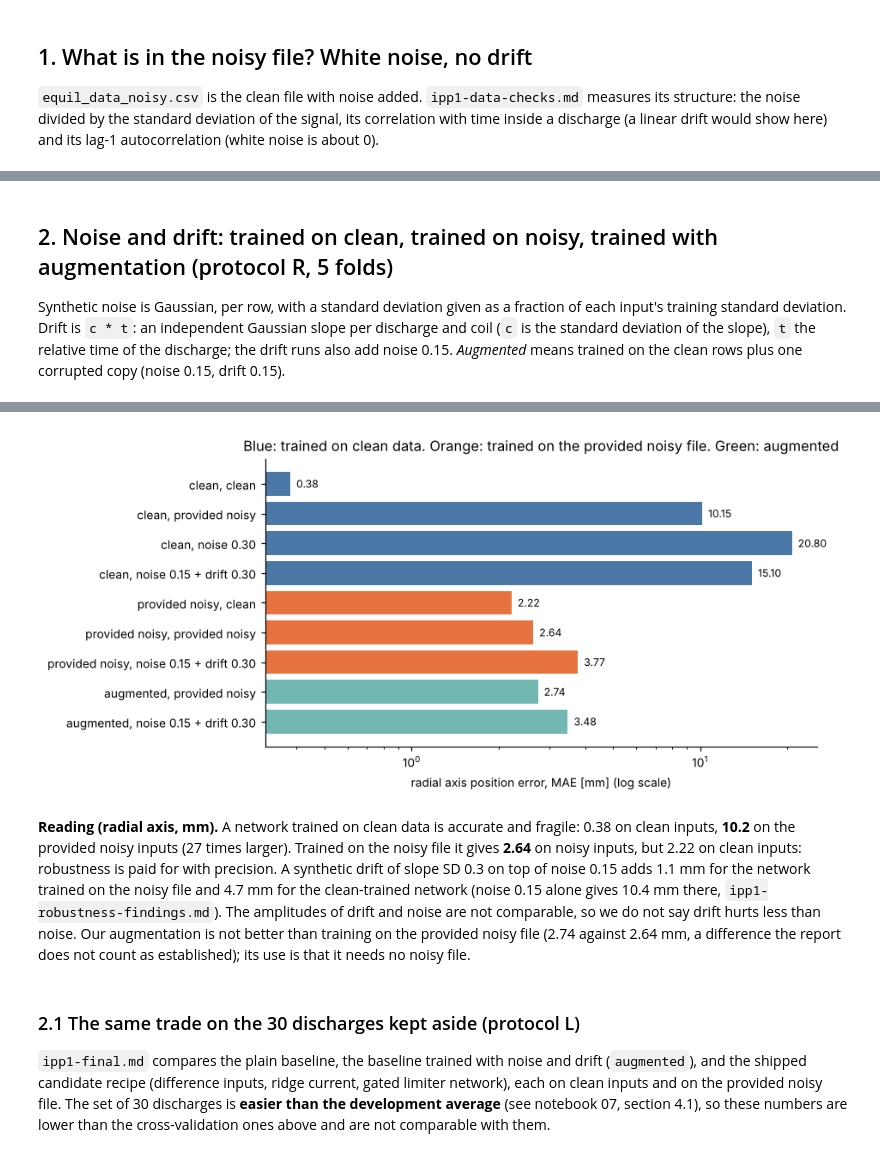
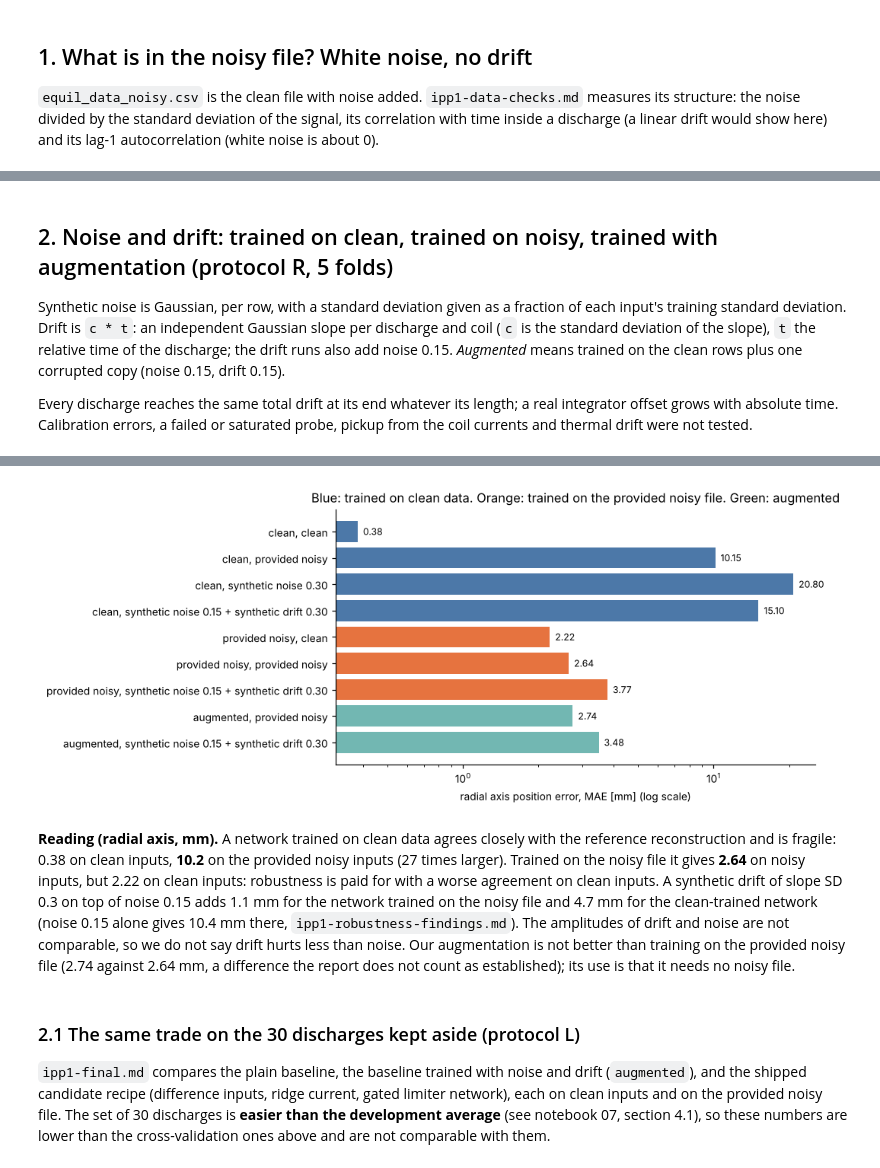
Before and after one commit to mschiller890/hackathon, a Jupyter notebook: notebooks/08_robustness_and_data_amount.ipynb, the cells around one changed output, grey strips where cells are left out. Saved outputs shown, nothing was run; the diff lists cells and outputs as text; code cells hidden in the pictures.

```diff
--- a/notebooks/08_robustness_and_data_amount.ipynb
+++ b/notebooks/08_robustness_and_data_amount.ipynb
@@ -78,6 +78,8 @@ def table(name, heading=None, has=None, nth=0):
 def numeric(df, text=("target", "unit")):
     """Index by the first column and turn every other column into floats (text columns kept as strings)."""
     df = df.copy()
+    if "unit" in df.columns:
+        df["unit"] = df["unit"].replace("", "-")  # dimensionless targets: the results files leave the cell empty
     for c in df.columns[1:]:
         if c not in text:
             df[c] = df[c].map(num).astype(float)
@@ -164,17 +168,23 @@ coil noise 0.158 and flux loop noise 0.09 of the signal SD (range 0.086 to 0.167
 Synthetic noise is Gaussian, per row, with a standard deviation given as a fraction of each input's training standard deviation. Drift is `c * t`: an independent Gaussian
 slope per discharge and coil (`c` is the standard deviation of the slope), `t` the relative time of the discharge; the drift runs also add noise 0.15.
 *Augmented* means trained on the clean rows plus one corrupted copy (noise 0.15, drift 0.15).
+
+Every discharge reaches the same total drift at its end whatever its length; a real integrator offset grows with absolute time. Calibration errors, a failed or saturated probe, pickup from the coil currents and thermal drift were not tested.
 # %%
 P_R = ("R: baseline network 256-256-128, 60 epochs, 5 folds split by discharge, MAE on held-out discharges, mean over folds; "
        "noise and drift synthetic unless 'provided noisy' (`ipp1-robustness-findings.md`)")
 nd = numeric(table(F_ROB, "1. Noise and drift"), text=())
 nd.index.name = "trained on, tested on"
+def synth(s):  # make clear that drift (and the added noise) are ours, not in the provided file
+    return s.replace("noise 0.", "synthetic noise 0.").replace("drift 0.", "synthetic drift 0.")
+
+
 nd.columns = ["R axis [mm]", "Z axis [mm]", "elongation [-]", "limiter Z [mm]", "is_limited accuracy [%]"]
-show(nd, P_R)
+show(nd.rename(index=synth), P_R)
 
-fig, ax = plt.subplots(figsize=(8.5, 4)); names = list(nd.index)
+fig, ax = plt.subplots(figsize=(9.5, 4)); names = list(nd.index)
 colors = ["#4c78a8" if n.startswith("clean") else "#e6733f" if n.startswith("provided") else "#72b7b2" for n in names]
-ax.barh(names, nd["R axis [mm]"], color=colors); ax.set_xscale("log"); ax.invert_yaxis()
+ax.barh([synth(n) for n in names], nd["R axis [mm]"], color=colors); ax.set_xscale("log"); ax.invert_yaxis()
 for i, v in enumerate(nd["R axis [mm]"]): ax.text(v * 1.05, i, f"{v:.2f}", va="center", fontsize=8)
 ax.set_xlabel("radial axis position error, MAE [mm] (log scale)")
 ax.set_title("Blue: trained on clean data. Orange: trained on the provided noisy file. Green: augmented")
@@ -195,4 +205,4 @@ augmented, noise 0.15 + drift 0.30              3.48         3.06           0.02
-[figure, old version]
+[figure, new version]
 # %%
 cc, cn = nd.loc["clean, clean", "R axis [mm]"], nd.loc["clean, provided noisy", "R axis [mm]"]
 nn, nc = nd.loc["provided noisy, provided noisy", "R axis [mm]"], nd.loc["provided noisy, clean", "R axis [mm]"]
@@ -200,13 +210,13 @@ drift_h = nd.loc["provided noisy, noise 0.15 + drift 0.30", "R axis [mm]"] - nn
 drift_c = nd.loc["clean, noise 0.15 + drift 0.30", "R axis [mm]"] - syn
 display(Markdown(
     f"**Reading (radial axis, mm).** A network trained on clean data agrees closely with the reference reconstruction and is fragile: {cc:.2f} on clean inputs, **{cn:.1f}** on the provided noisy inputs ({cn/cc:.0f} times larger). "
-    f"Trained on the noisy file it gives **{nn:.2f}** on noisy inputs, but {nc:.2f} on clean inputs: robustness is paid for with precision. "
+    f"Trained on the noisy file it gives **{nn:.2f}** on noisy inputs, but {nc:.2f} on clean inputs: robustness is paid for with a worse agreement on clean inputs. "
     f"A synthetic drift of slope SD 0.3 on top of noise 0.15 adds {drift_h:.1f} mm for the network trained on the noisy file and {drift_c:.1f} mm for the clean-trained network "
     f"(noise 0.15 alone gives {syn} mm there, `{F_ROB}`). The amplitudes of drift and noise are not comparable, so we do not say drift hurts less than noise. "
     f"Our augmentation is not better than training on the provided noisy file ({nd.loc['augmented, provided noisy','R axis [mm]']:.2f} against {nn:.2f} mm, a difference the report does not count as established); "
     f"its use is that it needs no noisy file."))
 # %% [output]
-**Reading (radial axis, mm).** A network trained on clean data is accurate and fragile: 0.38 on clean inputs, **10.2** on the provided noisy inputs (27 times larger). Trained on the noisy file it gives **2.64** on noisy inputs, but 2.22 on clean inputs: robustness is paid for with precision. A synthetic drift of slope SD 0.3 on top of noise 0.15 adds 1.1 mm for the network trained on the noisy file and 4.7 mm for the clean-trained network (noise 0.15 alone gives 10.4 mm there, `ipp1-robustness-findings.md`). The amplitudes of drift and noise are not comparable, so we do not say drift hurts less than noise. Our augmentation is not better than training on the provided noisy file (2.74 against 2.64 mm, a difference the report does not count as established); its use is that it needs no noisy file.
+**Reading (radial axis, mm).** A network trained on clean data agrees closely with the reference reconstruction and is fragile: 0.38 on clean inputs, **10.2** on the provided noisy inputs (27 times larger). Trained on the noisy file it gives **2.64** on noisy inputs, but 2.22 on clean inputs: robustness is paid for with a worse agreement on clean inputs. A synthetic drift of slope SD 0.3 on top of noise 0.15 adds 1.1 mm for the network trained on the noisy file and 4.7 mm for the clean-trained network (noise 0.15 alone gives 10.4 mm there, `ipp1-robustness-findings.md`). The amplitudes of drift and noise are not comparable, so we do not say drift hurts less than noise. Our augmentation is not better than training on the provided noisy file (2.74 against 2.64 mm, a difference the report does not count as established); its use is that it needs no noisy file.
 # %% [markdown]
 ### 2.1 The same trade on the 30 discharges kept aside (protocol L)
 
```
Also changed, not shown: parts of 12 cells of this notebook, 2 other files.
